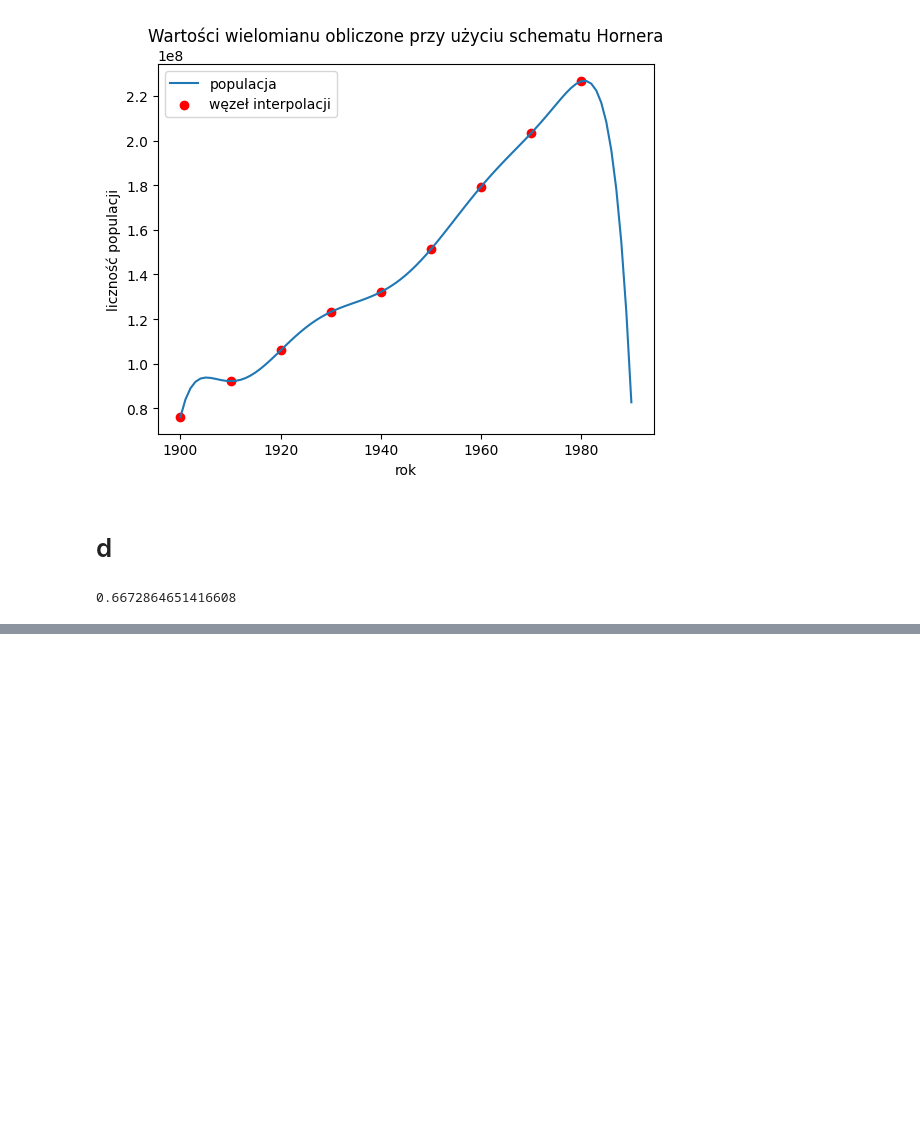
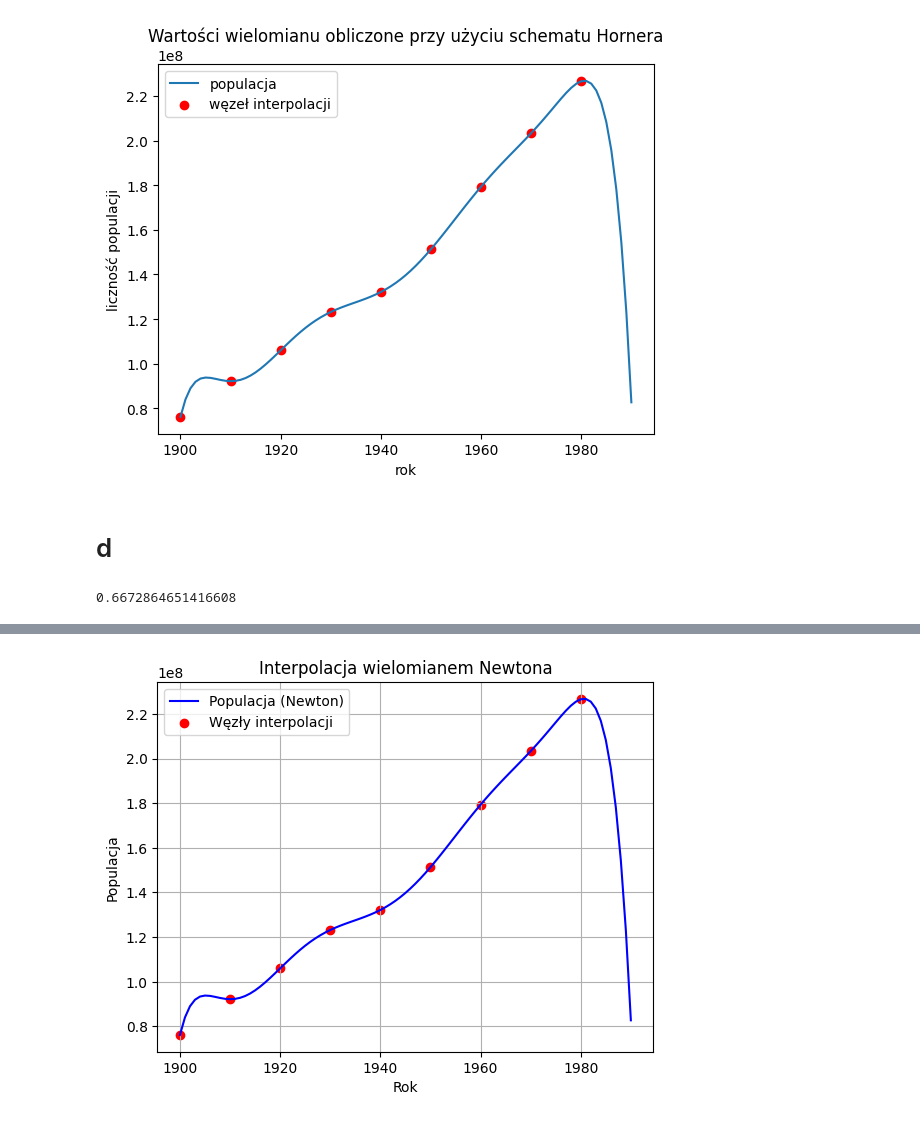
Before and after one commit to Szymbuk/MOWNIT, a Jupyter notebook: lab3/z1.ipynb, the cells around one changed output, grey strips where cells are left out. Saved outputs shown, nothing was run; the diff lists cells and outputs as text; code cells hidden in the pictures; blank space fills up the shorter version.

Commit message:
✨ Add Newton polynomial interpolation and  evaluation

```diff
--- a/lab3/z1.ipynb
+++ b/lab3/z1.ipynb
@@ -131,0 +135,35 @@ plt.legend()
+# %%
+def newton_divided_differences(x, y):
+    n = len(y)
+    coef = np.zeros([n, n])
+    coef[:, 0] = y
+
+    for j in range(1, n):
+        for i in range(n - j):
+            coef[i][j] = (coef[i+1][j-1] - coef[i][j-1]) / (x[i+j] - x[i])
+
+    return coef[0, :]
+# %%
+
+def evaluate_newton_poly(coef, x_nodes, x_eval):
+    n = len(coef)
+    p = coef[n-1]
+    for k in range(1, n):
+        p = coef[n-1-k] + (x_eval - x_nodes[n-1-k]) * p
+    return p
+# %%
+newton_coefs = newton_divided_differences(years, populations)
+
+values_newton = evaluate_newton_poly(newton_coefs, years, all_years)
+# %%
+plt.clf()
+plt.plot(all_years, values_newton, label="Populacja (Newton)", linestyle='-', color='blue')
+plt.scatter(years, populations, color='red', marker='o', label="Węzły interpolacji")
+plt.title("Interpolacja wielomianem Newtona")
+plt.xlabel("Rok")
+plt.ylabel("Populacja")
+plt.legend()
+plt.grid(True)
+plt.show()
+# %% [output]
+[figure, added]
```
Also changed, not shown: parts of 3 cells of this notebook.
